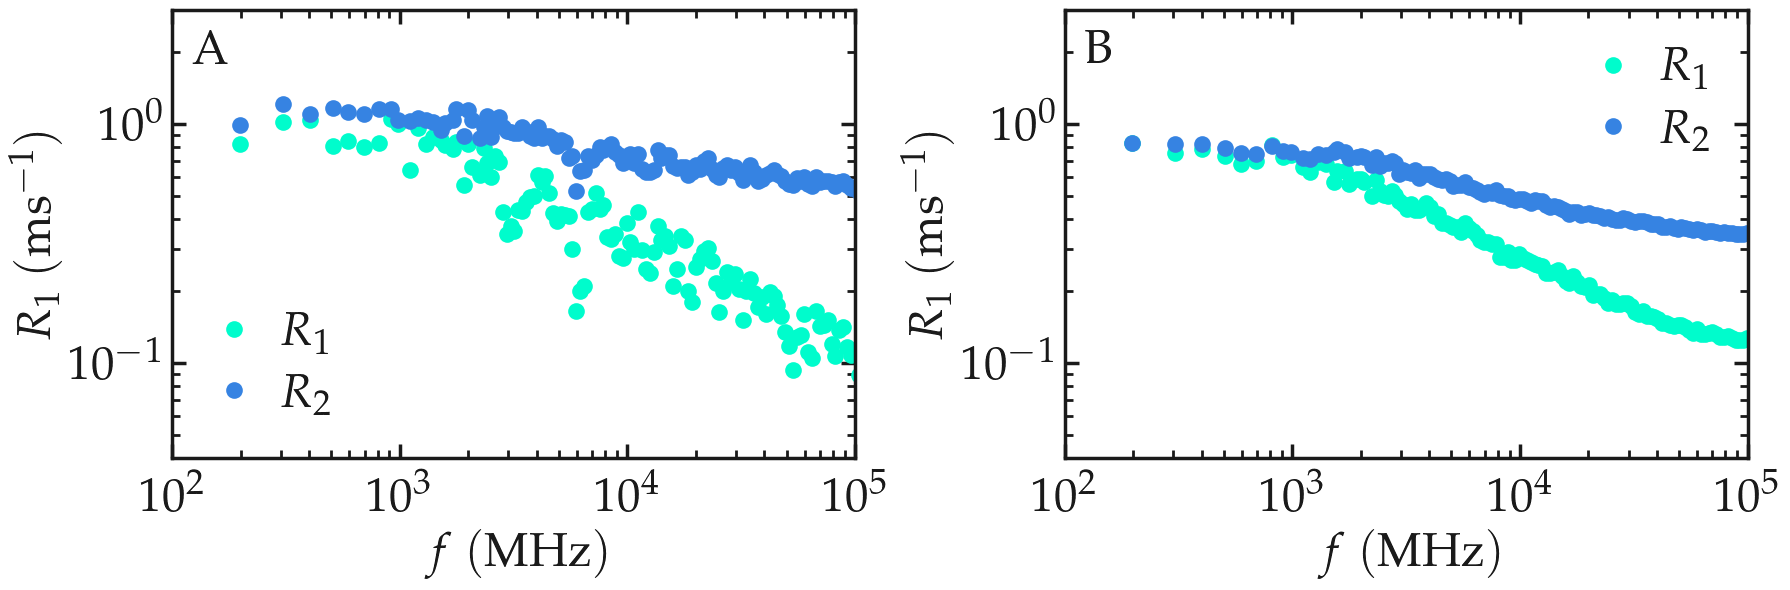
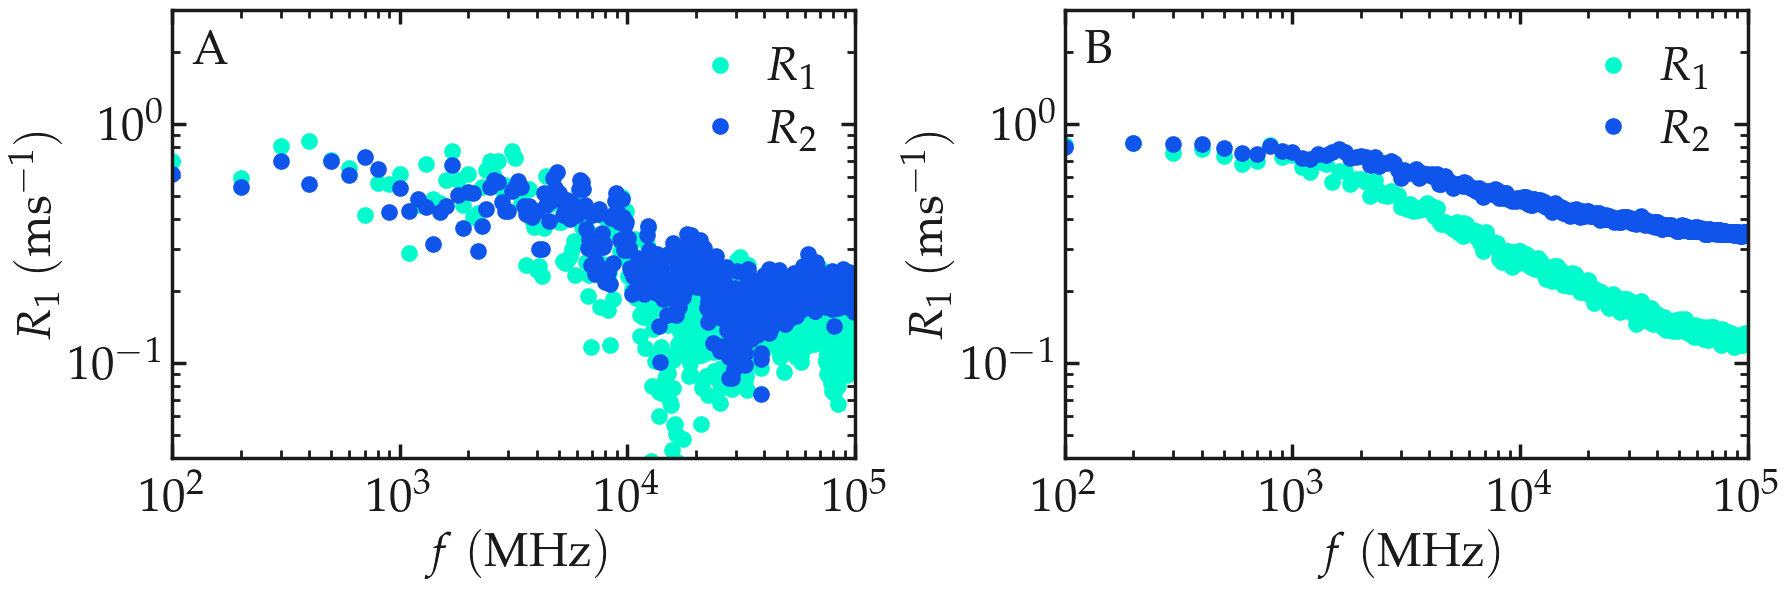
Unified diff of the notebook cell whose output changed from the first chart to the second:
--- before
+++ after
@@ -12,10 +12,9 @@
     myplt.add_panel()
     ni = 20
-    f, R1 = np.loadtxt(data_path+f"nmr_all/R1_vs_f{ni}.dat").T
-    myplt.add_plot(x = f, y = R1, type = "loglog", linewidth_data = 3,
+    data = np.load(data_path + f"nmr_all/result{ni}.npy", allow_pickle=True).item()
+    myplt.add_plot(x = data["f"], y = data["R1"], type = "loglog", linewidth_data = 3,
                 marker = "o", data_color = colors[1][:3], markersize = 12,
                 data_label = f'$R_1$')
-    f, R2 = np.loadtxt(data_path+f"nmr_all/R2_vs_f{ni}.dat").T
-    myplt.add_plot(x = f, y = R2, type = "loglog", linewidth_data = 3,
+    myplt.add_plot(x = data["f"], y = data["R2"], type = "loglog", linewidth_data = 3,
                 marker = "o", data_color = colors[-1][:3], markersize = 12,
                 data_label = f'$R_2$')
@@ -27,10 +26,9 @@
     myplt.add_panel()
     ni = 1280
-    f, R1 = np.loadtxt(data_path+f"nmr_all/R1_vs_f{ni}.dat").T
-    myplt.add_plot(x = f, y = R1, type = "loglog", linewidth_data = 3,
+    data = np.load(data_path + f"nmr_all/result{ni}.npy", allow_pickle=True).item()
+    myplt.add_plot(x = data["f"], y = data["R1"], type = "loglog", linewidth_data = 3,
                 marker = "o", data_color = colors[1][:3], markersize = 12,
                 data_label = f'$R_1$')
-    f, R2 = np.loadtxt(data_path+f"nmr_all/R2_vs_f{ni}.dat").T
-    myplt.add_plot(x = f, y = R2, type = "loglog", linewidth_data = 3,
+    myplt.add_plot(x = data["f"], y = data["R2"], type = "loglog", linewidth_data = 3,
                 marker = "o", data_color = colors[-1][:3], markersize = 12,
                 data_label = f'$R_2$')

Commit: updatd figur